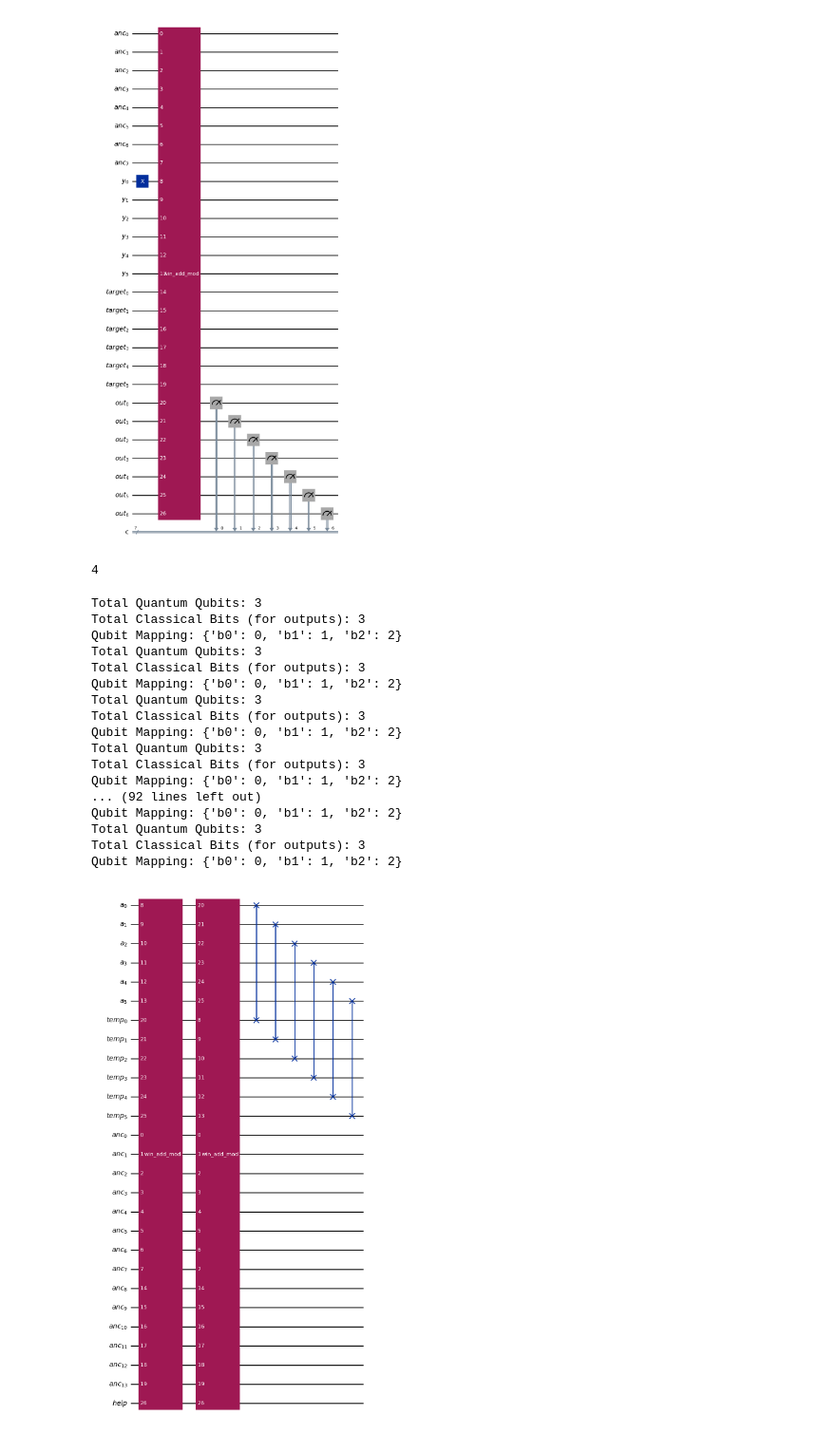
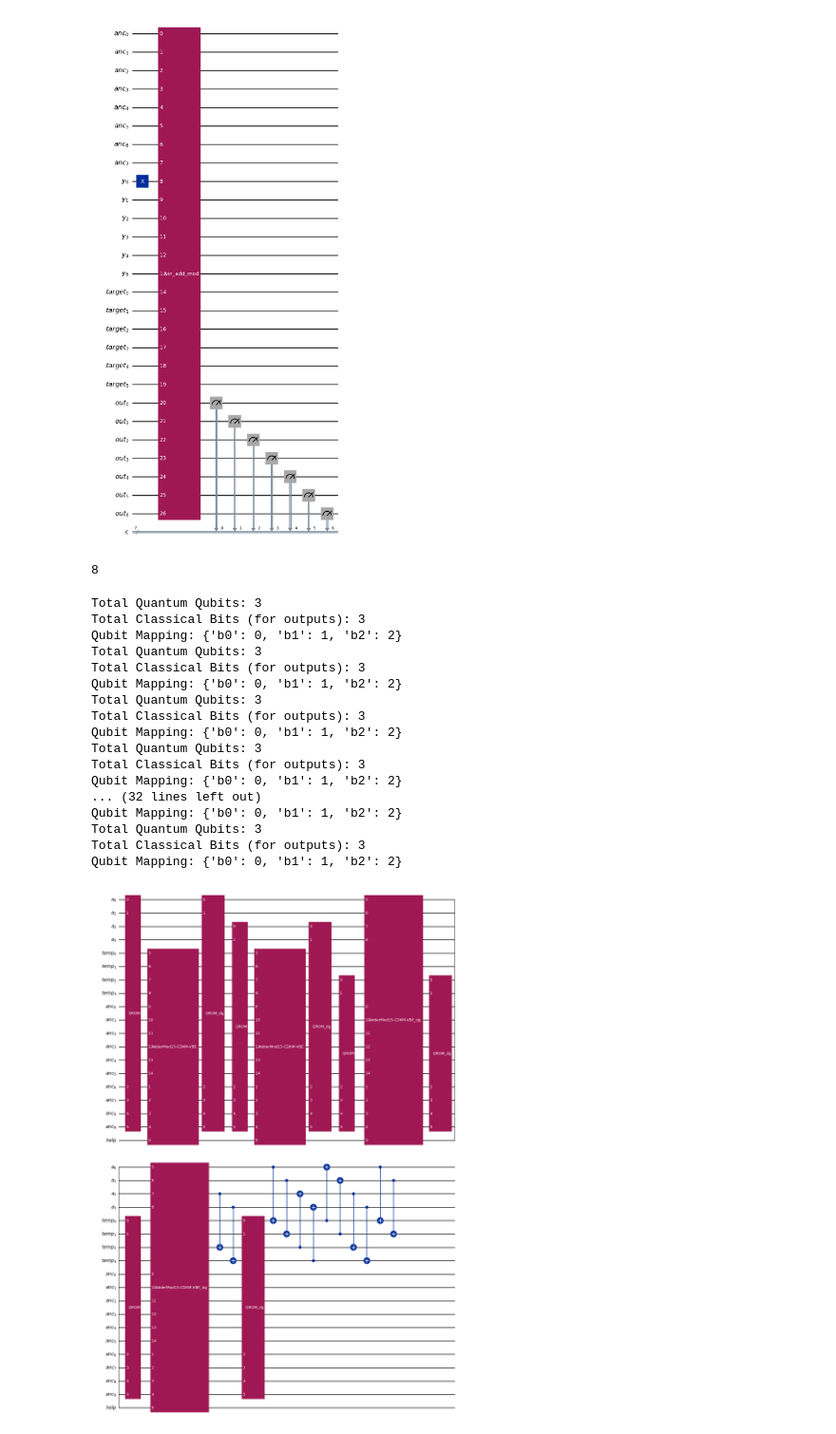
Before and after one commit to Flirm/quantum-circuits-implementation, a Jupyter notebook: implementations/windowed_arithmetic/notebooks/windowed_a.ipynb, the cells around one changed output. Shown at 95% size. Drawn from its saved outputs; the diff is of its cells as text; code cells hidden in the pictures.

Commit message:
finish impl and testing window mult

```diff
--- a/implementations/windowed_arithmetic/notebooks/windowed_a.ipynb
+++ b/implementations/windowed_arithmetic/notebooks/windowed_a.ipynb
@@ -2593,9 +2593,9 @@ def modinv(a, n):
         t = t + n
     return t
 
-print(modinv(3, 11))
+print(modinv(2, 15))
 # %% [output]
-4
+8
 # %%
 def win_mult_mod(N: int, w: int, n: int, k: int ):
 
@@ -2604,35 +2604,35 @@ def win_mult_mod(N: int, w: int, n: int, k: int ):
     reg_help = QuantumRegister(1, 'help') # used as cOut for adder
     reg_anc = QuantumRegister(2*n+2, 'anc')
 
     quantum_circuit = QuantumCircuit(reg_a, reg_temp, reg_anc, reg_help, name="win_mult_mod")
 
     quantum_circuit.append(win_add_mod(N, w, n, k), reg_anc[0:n+2] + reg_a[:] + reg_anc[n+2:] + reg_temp[:] + reg_help[:])
-    quantum_circuit.append(win_add_mod(N, w, n, modinv(k, 11)), reg_anc[0:n+2] + reg_temp[:] + reg_anc[n+2:] + reg_a[:] + reg_help[:])
+    quantum_circuit.append(win_add_mod(N, w, n, modinv(k, N)).inverse(), reg_anc[0:n+2] + reg_temp[:] + reg_anc[n+2:] + reg_a[:] + reg_help[:])
     quantum_circuit.swap(reg_a, reg_temp)
 
     #win add where y = reg a, out = reg temp, k = k
     #win add where y = reg temp, out = reg a, k = (-k)^-1
     #swap reg a, reg temp
     return quantum_circuit
 
-win_mult_mod(35,2,6,2).draw("mpl")
+win_mult_mod(15,2,4,2).decompose().draw("mpl")
 # %% [output]
 Total Quantum Qubits: 3
 Total Classical Bits (for outputs): 3
 Qubit Mapping: {'b0': 0, 'b1': 1, 'b2': 2}
 Total Quantum Qubits: 3
 Total Classical Bits (for outputs): 3
 Qubit Mapping: {'b0': 0, 'b1': 1, 'b2': 2}
 Total Quantum Qubits: 3
 Total Classical Bits (for outputs): 3
 Qubit Mapping: {'b0': 0, 'b1': 1, 'b2': 2}
 Total Quantum Qubits: 3
 Total Classical Bits (for outputs): 3
 Qubit Mapping: {'b0': 0, 'b1': 1, 'b2': 2}
-... (92 lines left out)
+... (32 lines left out)
 Qubit Mapping: {'b0': 0, 'b1': 1, 'b2': 2}
 Total Quantum Qubits: 3
 Total Classical Bits (for outputs): 3
 Qubit Mapping: {'b0': 0, 'b1': 1, 'b2': 2}
-[figure, old version]
+[figure, new version]
 # %%
```
Also changed, not shown: parts of 1 cell of this notebook.
